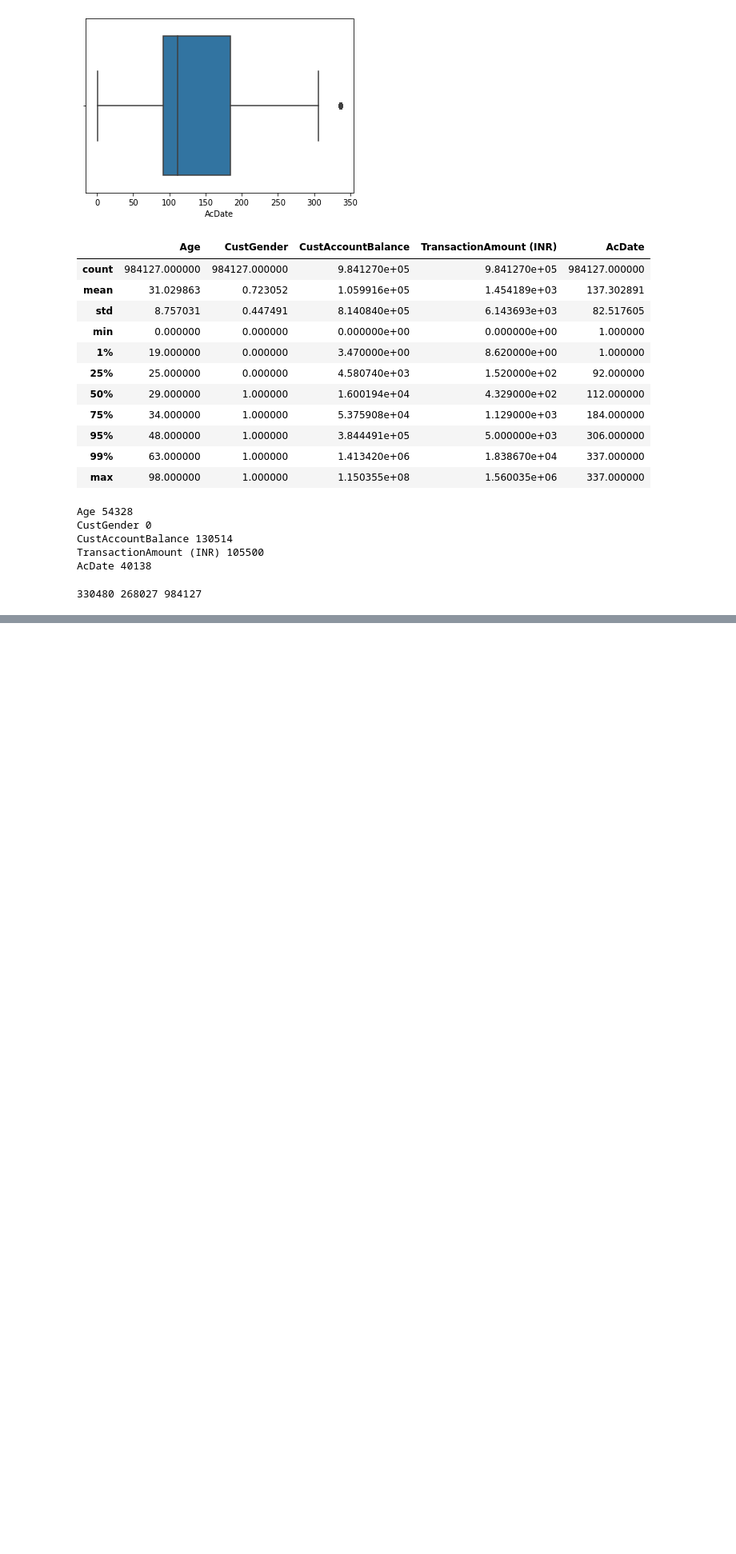
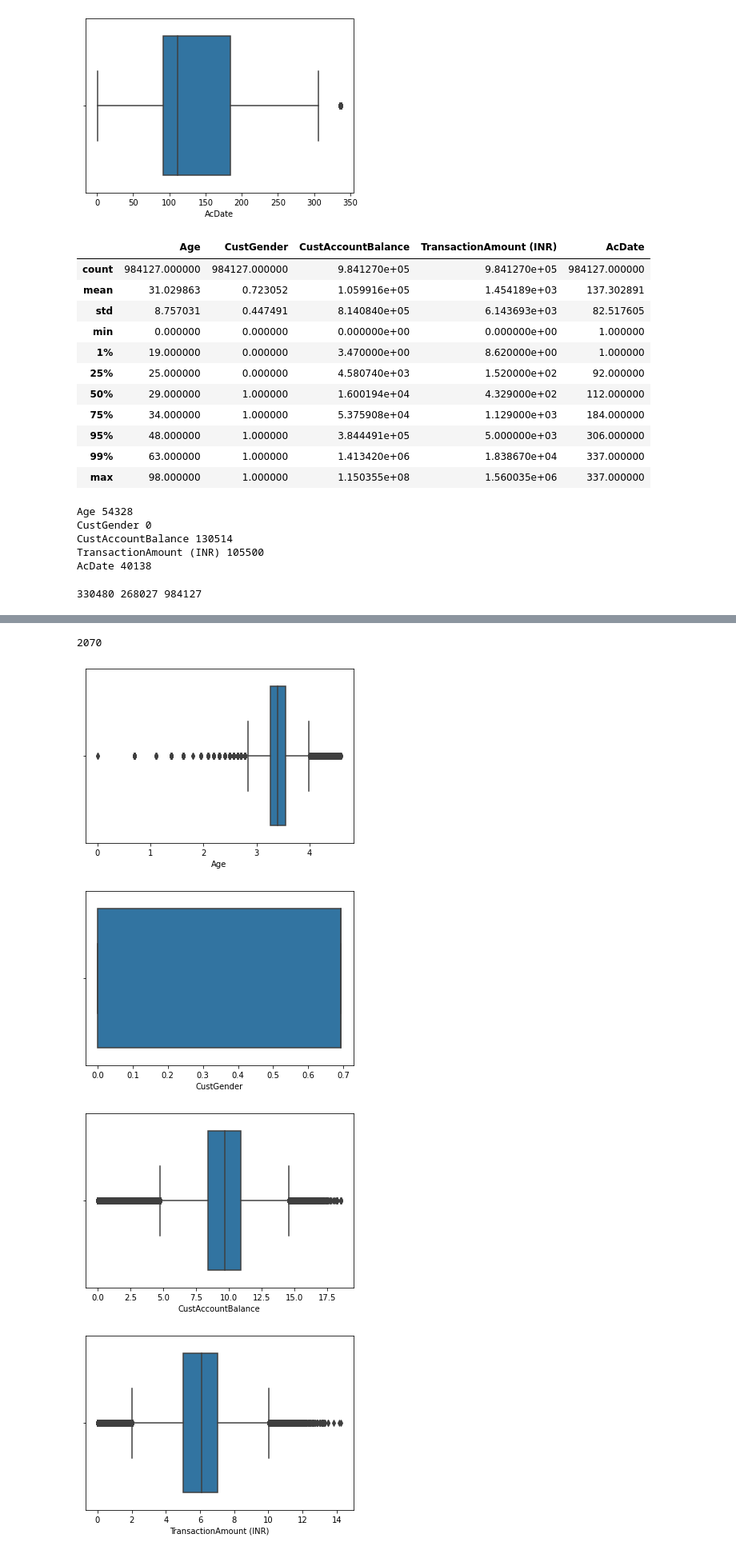
Before and after one commit to dlarhkd1211/ADP, a Jupyter notebook: 1205/12-05Clustering.ipynb, the cells around one changed output, grey strips where cells are left out. Shown at 80% size. Drawn from its saved outputs; the diff is of its cells as text; code cells hidden in the pictures; blank space fills up the shorter version.

```diff
--- a/1205/12-05Clustering.ipynb
+++ b/1205/12-05Clustering.ipynb
@@ -253,0 +293,15 @@ print(len(li), len(set(li)), df_new.shape[0])
+# %%
+max(df_no['CustomerDOB'].dt.year)
+# %% [output]
+2070
+# %%
+df_log = np.log1p(df_new)
+# %%
+for i in df_new.columns:
+    sns.boxplot( df_log[i] )
+    plt.show()
+# %% [output]
+[figure, added]
+[figure, added]
+[figure, added]
+[figure, added]
```
Also changed, not shown: parts of 16 cells of this notebook, 1 other file.
